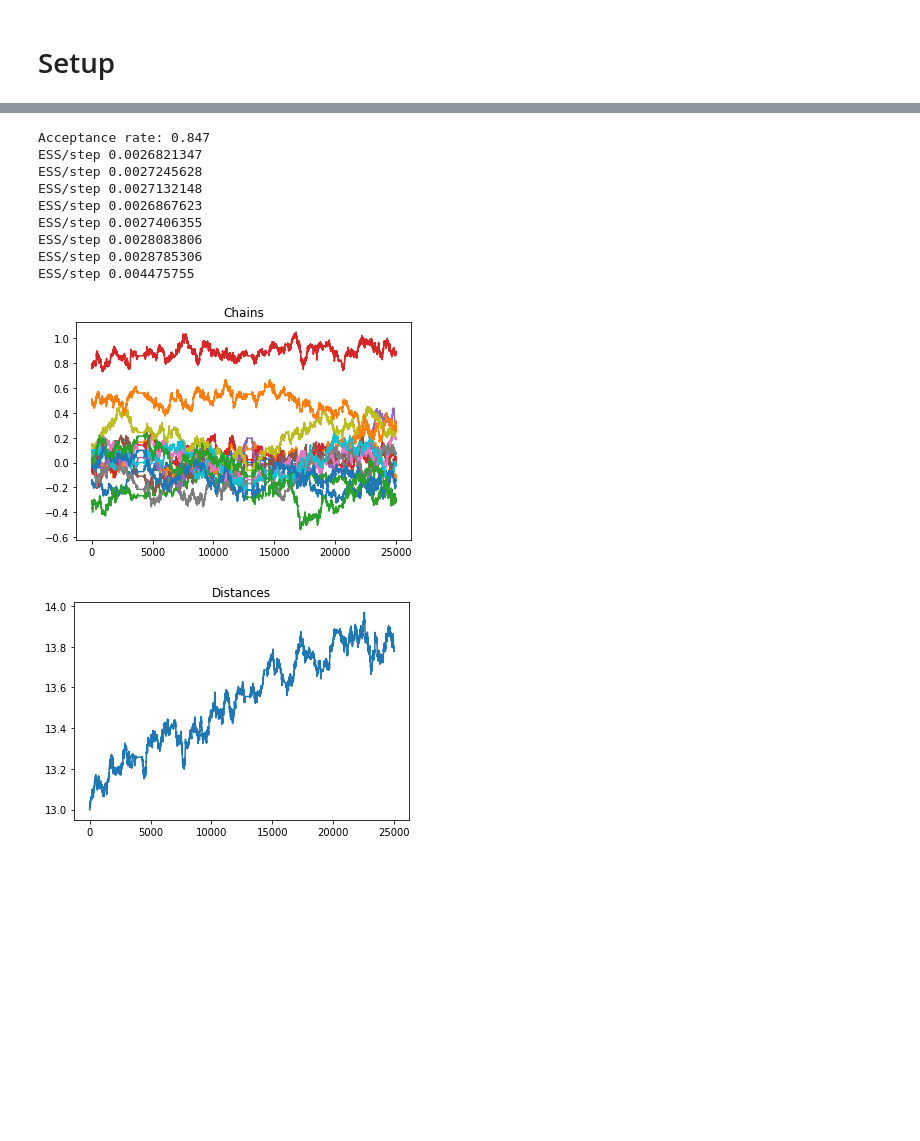
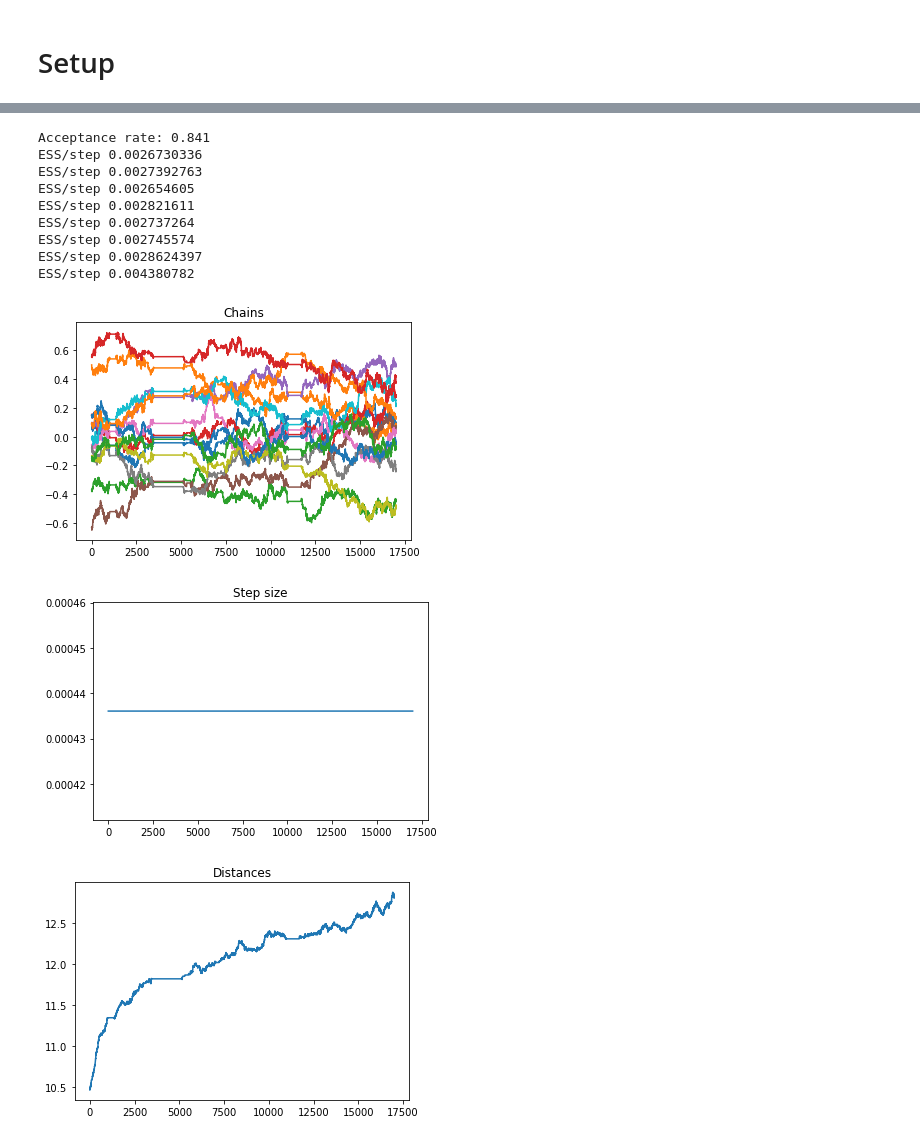
Before and after one commit to suswei/RLCT, a Jupyter notebook: notebooks/MCMC.ipynb, the cells around one changed output, grey strips where cells are left out. Drawn from its saved outputs; the diff is of its cells as text; code cells hidden in the pictures; blank space fills up the shorter version.

```diff
--- a/notebooks/MCMC.ipynb
+++ b/notebooks/MCMC.ipynb
@@ -342,49 +360,52 @@ Norm of MAP:
 # each list corresponds to one of the weight/bias matrices, as in map_initial_state
 # and for 1 \le i \le 8 the list ci contains roughly num_leapfrog_steps*step_size
 # elements, one for each sample. So if you take [ c1[-1], ..., c8[-1] ] you will
 # obtain the final tensor, comparable in shape to map_initial_state
 
+# NOTE: adaptation only changes step size, not number of leapfrog steps
+
 chain, trace, final_kernel_results = run_hmc(
     bnn_joint_log_prob,
-    num_burnin_steps=10000, # was 10000
+    num_burnin_steps=2000, # was 10000
     num_leapfrog_steps=10,
-    num_adaptation_steps=8000, # was 8000
+    num_adaptation_steps=2000, # was 8000
     num_results=15000, # was 30000
     step_size=1e-4,
     current_state=map_initial_state)
 
 print("Acceptance rate:",
         trace.inner_results.is_accepted[-1000:].numpy().mean())
 
 for c in chain:
   print("ESS/step", tf.reduce_min(tfp.mcmc.effective_sample_size(c[-1000:]) / 1000).numpy())
 
 plt.figure()
 plt.title("Chains")
 for i in range(14):
   plt.plot(chain[6][:, i, 0])
 plt.show()
 
-#plt.figure()
-#plt.title("Step size")
-#plt.plot(trace.inner_results.accepted_results.step_size)
+plt.figure()
+plt.title("Step size")
+plt.plot(trace.inner_results.accepted_results.step_size)
 
 plt.figure()
 plt.title("Distances")
 plot_distances(chain, map_initial_state)
 plt.show()
 # %% [output]
-Acceptance rate: 0.847
-ESS/step 0.0026821347
-ESS/step 0.0027245628
-ESS/step 0.0027132148
-ESS/step 0.0026867623
-ESS/step 0.0027406355
-ESS/step 0.0028083806
-ESS/step 0.0028785306
-ESS/step 0.004475755
+Acceptance rate: 0.841
+ESS/step 0.0026730336
+ESS/step 0.0027392763
+ESS/step 0.002654605
+ESS/step 0.002821611
+ESS/step 0.002737264
+ESS/step 0.002745574
+ESS/step 0.0028624397
+ESS/step 0.004380782
-[figure, old version]
+[figure, new version]
-[figure, old version]
+[figure, new version]
+[figure, added]
 # %%
 # What are you?
 plot_curves([c[::50] for c in chain])
```
Also changed, not shown: parts of 13 cells of this notebook.
